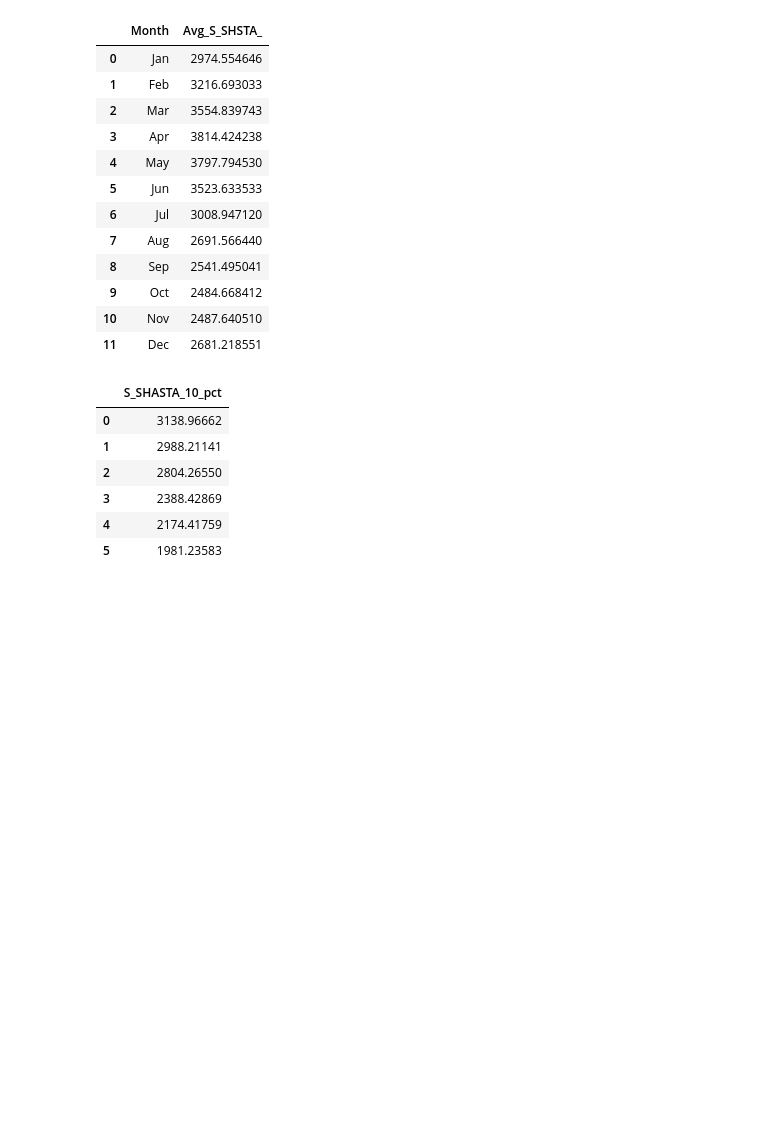
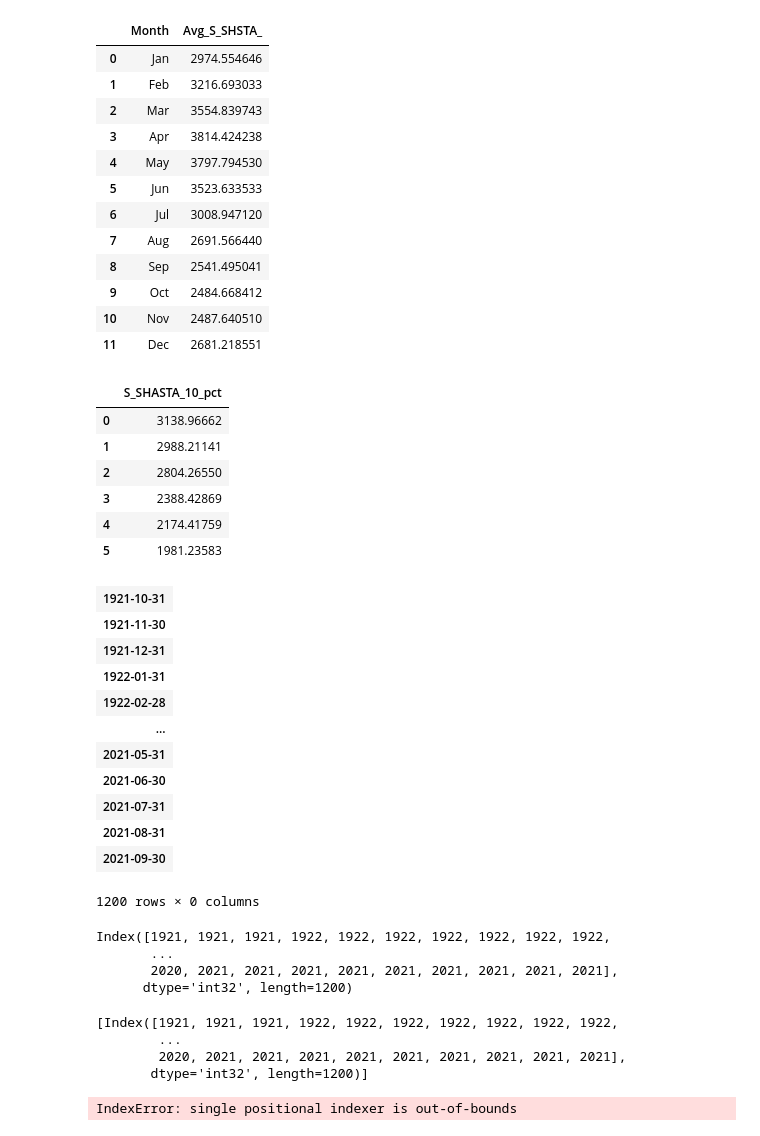
Before and after one commit to clairemmeaney/CoEqwal, a Jupyter notebook: coeqwalpythonlib_copy/coeqwalpythonlib/Demo_notebook.ipynb, the cells around one changed output. Cells and saved outputs as stored; diff of their text form; code cells hidden in the pictures; blank space fills up the shorter version.

```diff
--- a/coeqwalpythonlib_copy/coeqwalpythonlib/Demo_notebook.ipynb
+++ b/coeqwalpythonlib_copy/coeqwalpythonlib/Demo_notebook.ipynb
@@ -88 +88,50 @@ shasta_ann_totals = annual_totals(df, "S_SHASTA_")
 shasta_ann_totals
+# %%
+test = create_subset_var(df, "S_SHASTA_")
+test
+# %% [output]
+| 1921-10-31 |
+| 1921-11-30 |
+| 1921-12-31 |
+| 1922-01-31 |
+| 1922-02-28 |
+| ... |
+| 2021-05-31 |
+| 2021-06-30 |
+| 2021-07-31 |
+| 2021-08-31 |
+| 2021-09-30 |
+1200 rows × 0 columns
+# %%
+subset_df = create_subset_unit(df, "DEL_SWP_TOTAL", "TAF")
+subset_df.index.year
+# %% [output]
+Index([1921, 1921, 1921, 1922, 1922, 1922, 1922, 1922, 1922, 1922,
+       ...
+       2020, 2021, 2021, 2021, 2021, 2021, 2021, 2021, 2021, 2021],
+      dtype='int32', length=1200)
+# %%
+var_df = create_subset_unit(df, "S_SHASTA_", "TAF")
+all_years_totals = [var_df.index.year]
+for year in var_df.index.year:
+    metrics = []
+    # for each study in dss_name
+    for study_index in np.arange(0, len(dss_names)):
+# %% [output]
+[Index([1921, 1921, 1921, 1922, 1922, 1922, 1922, 1922, 1922, 1922,
+        ...
+        2020, 2021, 2021, 2021, 2021, 2021, 2021, 2021, 2021, 2021],
+       dtype='int32', length=1200)]
+# %%
+var_df = create_subset_unit(df, "S_SHASTA_", "TAF")
+all_years_totals = var_df.index.year.tolist()
+# range(1, len(var_df.index.year))
+#for year in var_df.index.year:
+for year in all_years_totals:
+    metrics = []
+    for study_index in np.arange(0, len(dss_names)):
+        #metric_val = compute_annual_sums(var_df, "S_SHASTA_", study_index, "TAF", months=None)
+        metrics.append(metric_val)
+metrics
+# %% [output]
+IndexError: single positional indexer is out-of-bounds
```
Also changed, not shown: parts of 6 cells of this notebook, 39 other files.
